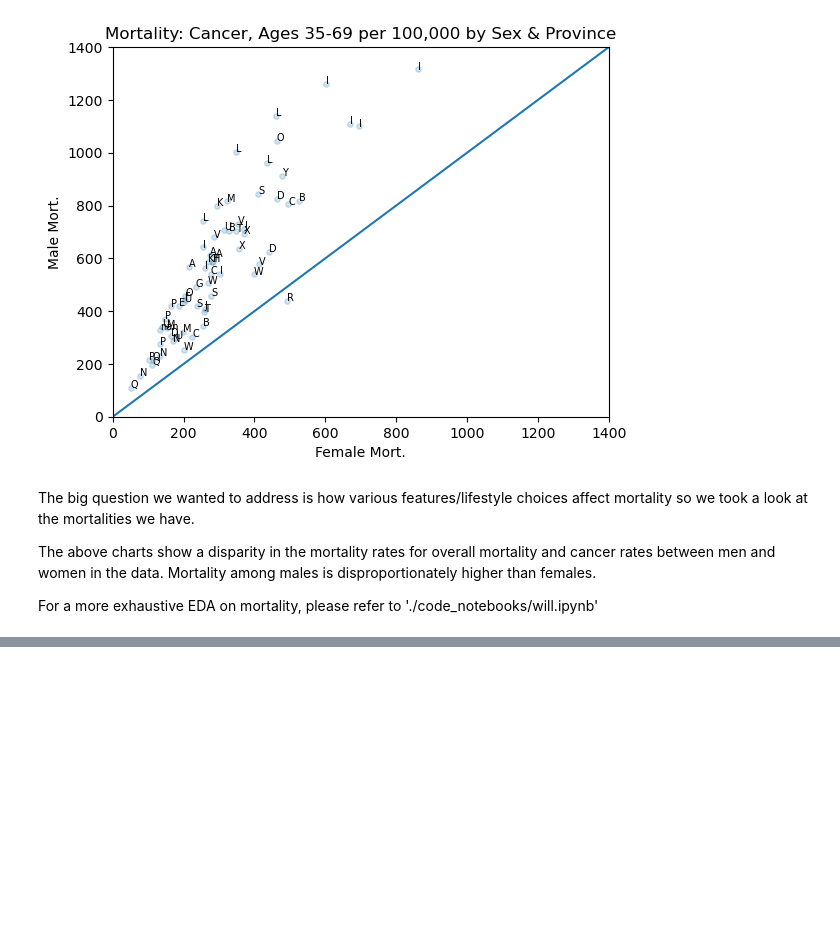
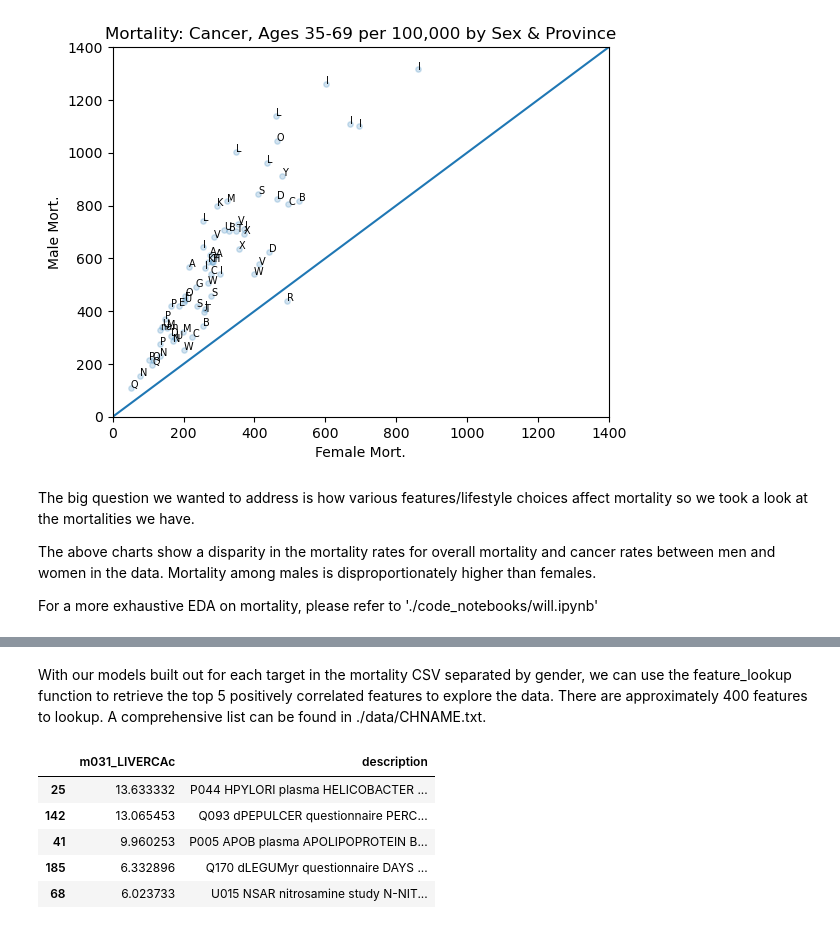
Before and after one commit to colbytse/community_health_project, a Jupyter notebook: summary_notebook.ipynb, the cells around one changed output, grey strips where cells are left out. Cells and saved outputs as stored; diff of their text form; code cells hidden in the pictures; blank space fills up the shorter version.

```diff
--- a/summary_notebook.ipynb
+++ b/summary_notebook.ipynb
@@ -36,3 +74,19 @@ def clean_header(df):
+# %%
+# created a function to easily lookup targets by gender
+def feature_lookup(x, gender):
+    '''fn takes specific mortality feature "x" and gender to lookup
+    feauture importance with the associated mortality '''
+    gender = gender.lower()
+
+    if gender == 'male' or gender =='m':
+        return feature_importance_male[[x, 'description']][feature_importance_male[x]>0]\
+                .sort_values(by=x,ascending=False).head()
+    elif gender == 'female' or gender == 'f':
+        return feature_importance_female[[x, 'description']]\
+                [np.abs(feature_importance_female[x])>0]\
+                .sort_values(by=x,ascending=False).head()
+    else:
+        return print(f"Please enter a valid input")
 # %% [markdown]
 ## Preliminary Data Cleaning
 
@@ -290,0 +476,11 @@ Ridge an Lasso CV were both evaluated but due to our dimensionality we got a bet
+# %% [markdown]
+With our models built out for each target in the mortality CSV separated by gender, we can use the feature_lookup function to retrieve the top 5 positively correlated features to explore the data. There are approximately 400 features to lookup. A comprehensive list can be found in ./data/CHNAME.txt.
+# %%
+feature_lookup('m031_LIVERCAc', 'm')
+# %% [output]
+|  | m031_LIVERCAc | description |
+| 25 | 13.633332 | P044 HPYLORI plasma HELICOBACTER ... |
+| 142 | 13.065453 | Q093 dPEPULCER questionnaire PERC... |
+| 41 | 9.960253 | P005 APOB plasma APOLIPOPROTEIN B... |
+| 185 | 6.332896 | Q170 dLEGUMyr questionnaire DAYS ... |
+| 68 | 6.023733 | U015 NSAR nitrosamine study N-NIT... |
```
Also changed, not shown: parts of 11 cells of this notebook, 1 other file.
